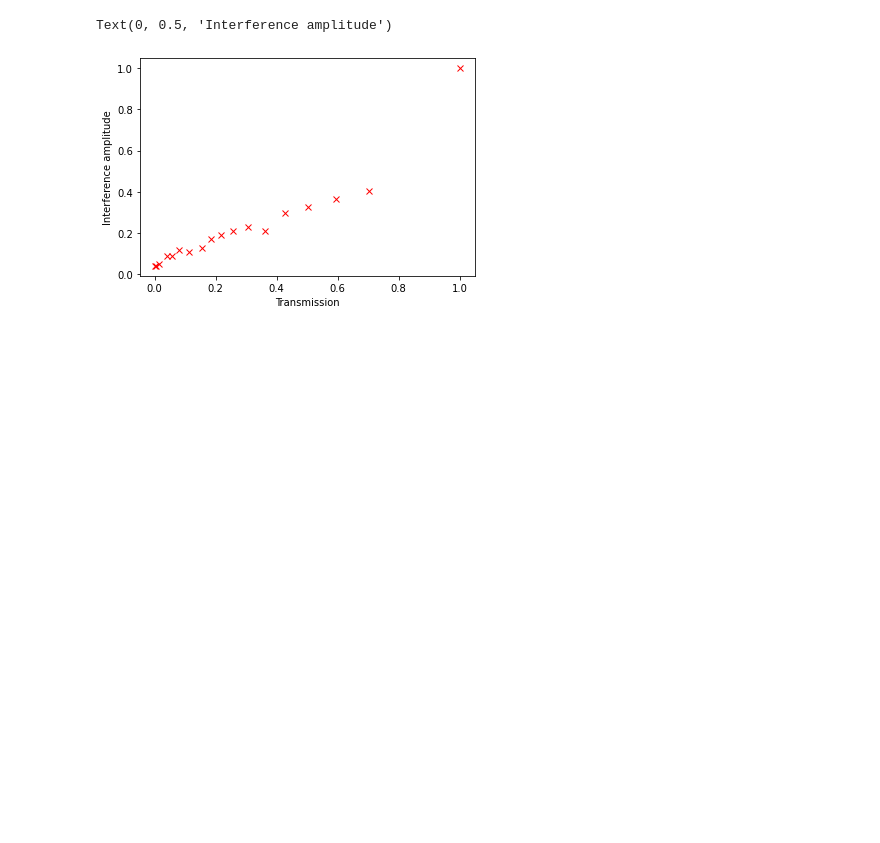
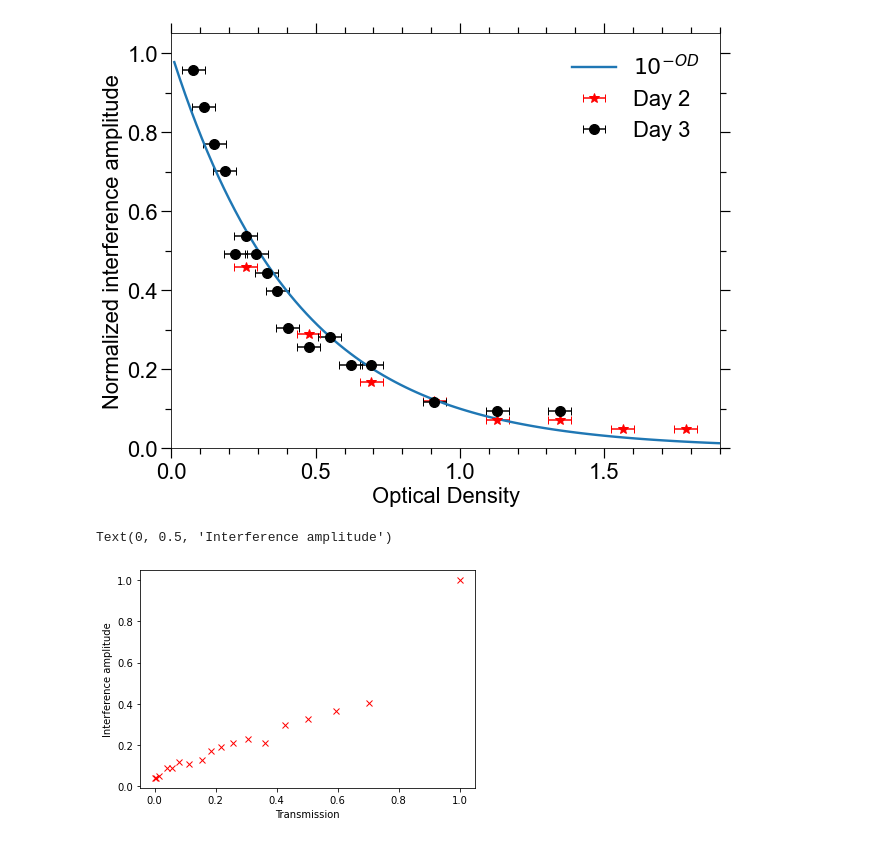
Before and after one commit to ttlindkvist/exphys2, a Jupyter notebook: MM Interferometer/Wheel of doom.ipynb, the cells around one changed output. Cells and saved outputs as stored; diff of their text form; code cells hidden in the pictures; blank space fills up the shorter version.

```diff
--- a/MM Interferometer/Wheel of doom.ipynb
+++ b/MM Interferometer/Wheel of doom.ipynb
@@ -5,3 +1,17 @@ from scipy.signal import find_peaks
+# %%
+import numpy as np
+import matplotlib.pyplot as plt
+from scipy.signal import find_peaks
+from matplotlib.ticker import MultipleLocator
+from scipy.optimize import curve_fit
+from scipy.odr import ODR, Model, Data, RealData
+
+plt.rc("font", family=["Helvetica", "Arial"]) # skifter skrifttype
+plt.rc("axes", labelsize=22)   # skriftstørrelse af `xlabel` og `ylabel`
+plt.rc("xtick", labelsize=22, top=True, direction="out")
+plt.rc("ytick", labelsize=22, right=True, direction="out")
+plt.rc("axes", titlesize=22)
+plt.rc("legend", fontsize=22)
 # %%
 min_OD = 0.04
 max_OD = 2
@@ -34,4 +44,4 @@ def get_data(folder):
     ampls = []
     for s in sub_folders:
         ampls.append(get_peak_to_peak(data_dir+'/'+s))
-    return [0] + [angle_to_OD(int(a)) for a in sub_folders[1:]], ampls/ampls[0]
+    return [angle_to_OD(int(a)) for a in sub_folders[1:]], ampls[1:]/ampls[0]
@@ -50,3 +74,28 @@ plt.plot(ODs, 10**(-ODs))
+# %%
+fig, ax = plt.subplots(1, 1)
+fig.set_size_inches(9, 7)
+loss = 0.572
+# ax.plot(day2[0], day2[1]/(1-loss), 'r*', ms=10, label="Day 2")
+# ax.plot(day3[0], day3[1]/(1-loss), 'ko', ms=10, label="Day 3")
+ax.errorbar(day2[0], day2[1]/(1-loss), xerr=np.ones(np.shape(day2[1]))*0.04, fmt='r*', ms=10, label="Day 2", capsize=4)
+ax.errorbar(day3[0], day3[1]/(1-loss), xerr=np.ones(np.shape(day3[1]))*0.04, fmt='ko', ms=10, label="Day 3", capsize=4)
+ODs = np.linspace(0.01, 1.9, 100)
+ax.plot(ODs, 10**(-ODs), lw=2.4, label="$10^{-OD}$")
+
+ax.set_ylim(0, 1.05)
+ax.set_xlim(0, 1.9)
+ax.set_xlabel("Optical Density")
+ax.set_ylabel("Normalized interference amplitude")
+ax.legend(frameon=False)
+plt.tick_params(which='major', axis='both', length=10, width=1.2)
+plt.tick_params(which='minor', axis='both', length=6, width=1.2)
+ax.xaxis.set_minor_locator(MultipleLocator(0.1))
+ax.xaxis.set_major_locator(MultipleLocator(0.5))
+ax.yaxis.set_minor_locator(MultipleLocator(0.1))
+plt.tight_layout()
+# fig.savefig("OD_v2.pdf")
+# %% [output]
+[figure, added]
 # %%
 transmissions = [1] + [angle_to_trans(int(a)) for a in sub_folders[1:]]
 
```
Also changed, not shown: parts of 4 cells of this notebook, 3 other files.
